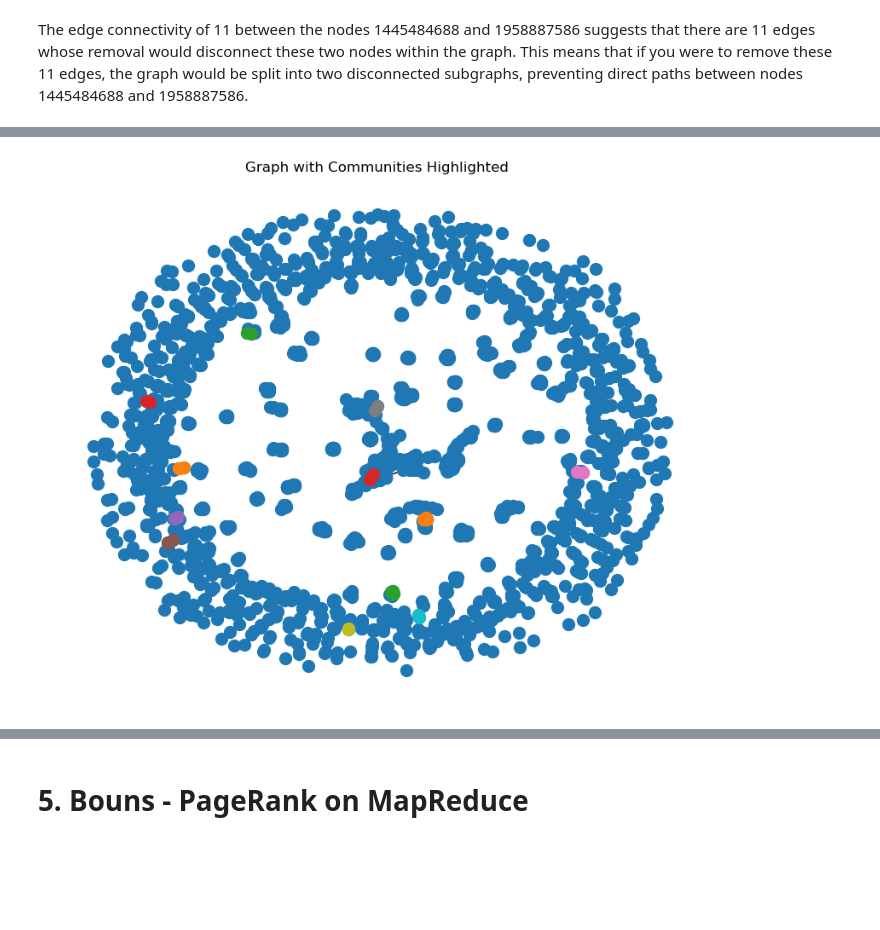
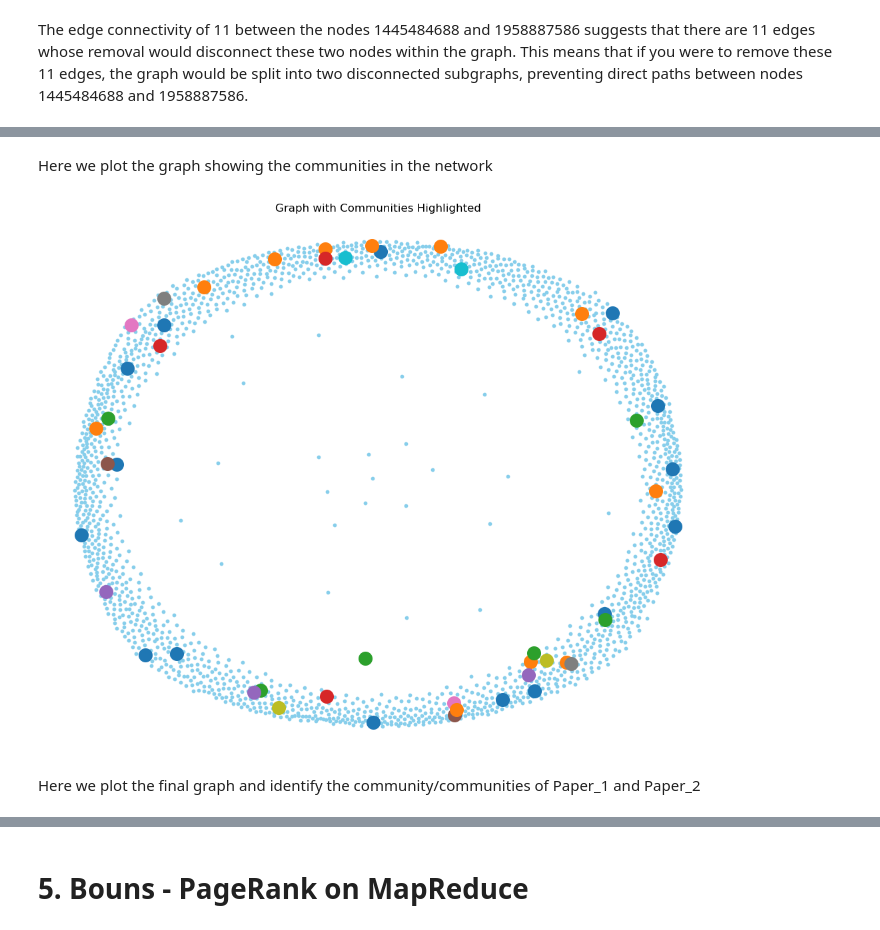
Before and after one commit to armanfeili/ADM-HW5, a Jupyter notebook: notebook 5.ipynb, the cells around one changed output, grey strips where cells are left out. Drawn from its saved outputs; the diff is of its cells as text; code cells hidden in the pictures; blank space fills up the shorter version.

```diff
--- a/notebook 5.ipynb
+++ b/notebook 5.ipynb
@@ -458,14 +477,20 @@ def min_edges_to_disconnect(graph, author_a, author_b, top_authors):
 # %%
-def extract_communities(graph, paper_1, paper_2):
+def extract_communities(subgraph, paper_1, paper_2):
+
+    subgraph = create_subgraph(graph, 50)
+
+    # Extracts edges within the subset_nodes from the original graph to create the subgraph
+    subgraph.add_edges_from(graph.subgraph(subset_nodes).edges())
+
     # Detect communities using Louvain method
-    communities = list(nx.algorithms.community.greedy_modularity_communities(graph))
+    communities = list(nx.algorithms.community.greedy_modularity_communities(subgraph))
 
     # Find the minimum number of edges to remove for communities
-    num_edges_to_remove = nx.algorithms.community.quality.modularity(graph, communities)
+    num_edges_to_remove = nx.algorithms.community.quality.modularity(subgraph, communities)
 
     # Check if Paper_1 and Paper_2 belong to the same community
     same_community = any([paper_1 in community and paper_2 in community for community in communities])
 
-    return num_edges_to_remove, communities, same_community
+    return num_edges_to_remove, communities, same_community, subgraph
 # %% [markdown]
 ## 2.2. Frontend Implementation
@@ -815,26 +891,33 @@ Communities: [frozenset({'2007415138', '2874782720', '2096217197', '2027658599',
 Paper_1 and Paper_2 belong to the same community: True
+# %% [markdown]
+Here we plot the graph showing the communities in the network
 # %%
+def community_graph(subgraph):
+    # Plotting the graph with communities highlighted
+    plt.figure(figsize=(10, 8))
 
-# Plotting the graph with communities highlighted
-plt.figure(figsize=(10, 8))
+    pos = nx.spring_layout(subgraph)
 
-pos = nx.spring_layout(collaboration_graph)  # You can choose different layout algorithms
+    # Draw nodes
+    nx.draw(subgraph, pos, with_labels=False, node_size=10, node_color='skyblue')
 
-# Draw nodes
-nx.draw_networkx_nodes(collaboration_graph, pos, node_size=100)
+    # Draw edges
+    nx.draw_networkx_edges(subgraph, pos)
 
-# Draw edges
-nx.draw_networkx_edges(collaboration_graph, pos)
+    # Highlight communities
+    for i, community in enumerate(result_communities):
+        nx.draw_networkx_nodes(subgraph, pos, nodelist=list(community), node_color=f"C{i}", node_size=200)
 
-# Highlight communities
-for i, community in enumerate(result_communities):
-    nx.draw_networkx_nodes(collaboration_graph, pos, nodelist=list(community), node_color=f"C{i}", node_size=100)
+    plt.title('Graph with Communities Highlighted')
+    plt.axis('off')
+    plt.show()
 
-plt.title('Graph with Communities Highlighted')
-plt.axis('off')
-plt.show()
+collaboration_subgraph = create_subgraph(collaboration_graph, 2000)
+community_graph(collaboration_subgraph)
 # %% [output]
-[figure, old version]
+[figure, new version]
+# %% [markdown]
+Here we plot the final graph and identify the community/communities of Paper_1 and Paper_2
 # %%
 # Plotting the graph with communities highlighted
 subset_nodes = list(collaboration_graph.nodes())[:50]
```
Also changed, not shown: parts of 42 cells of this notebook.
